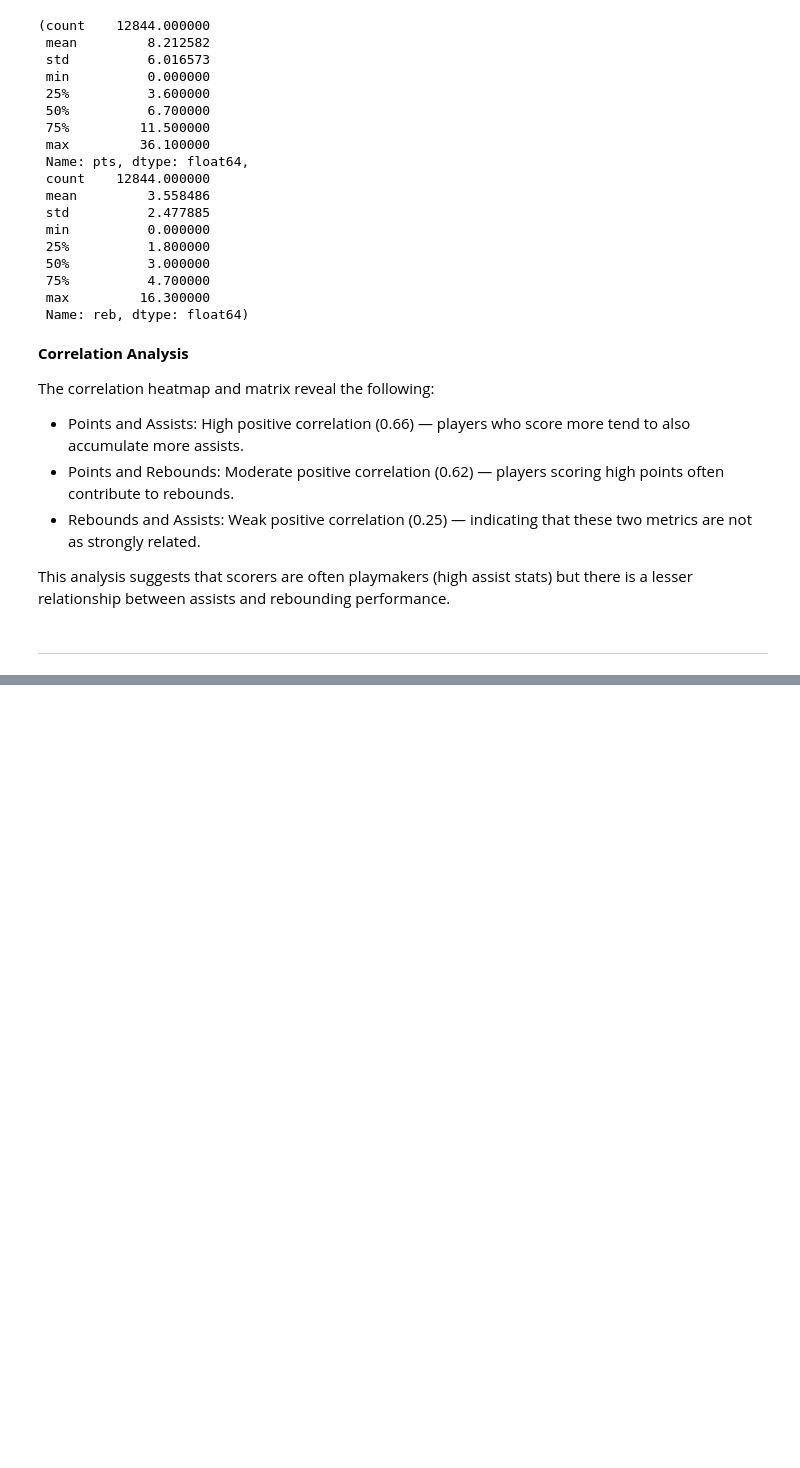
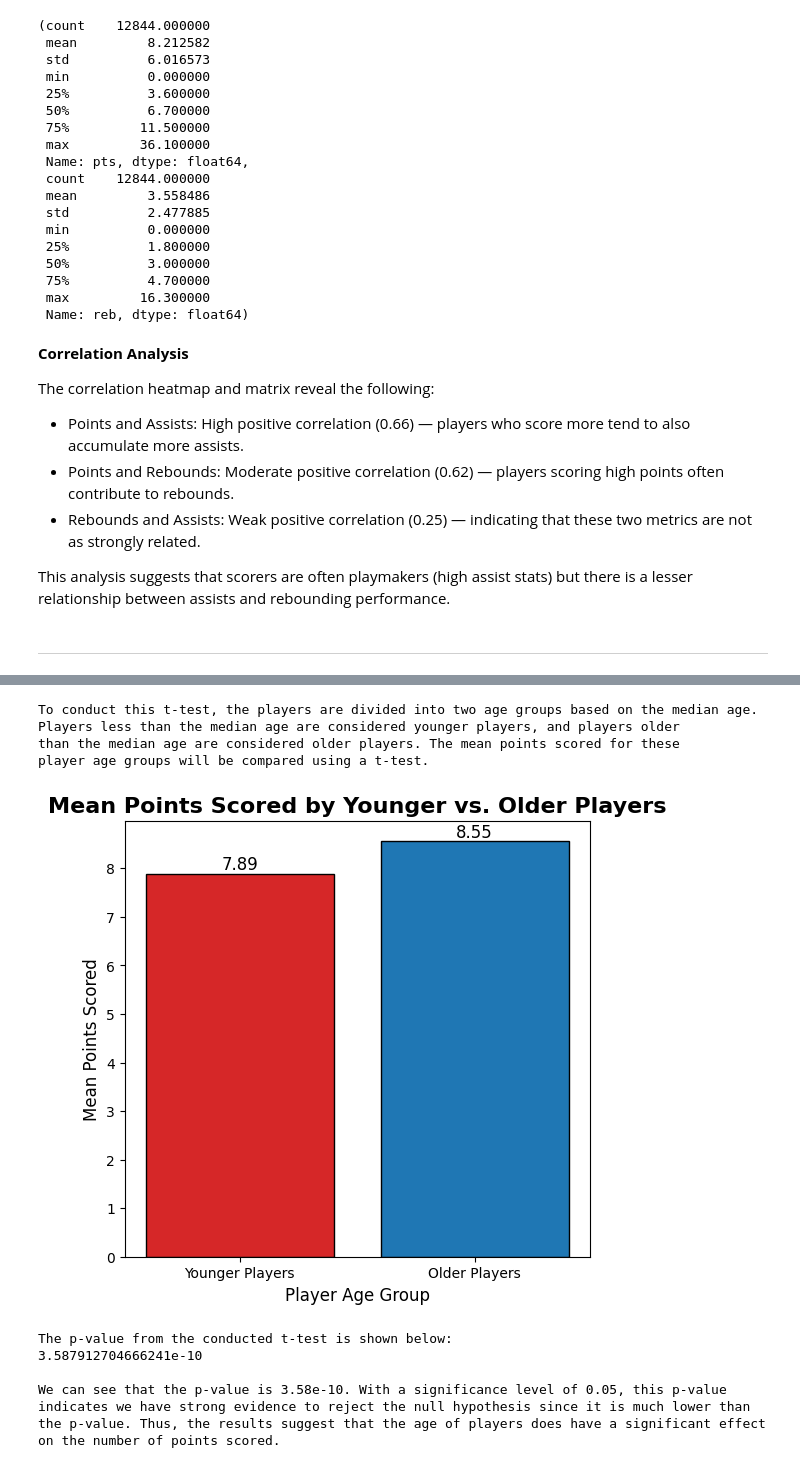
Before and after one commit to ezilin/CMSC320-Group-Proj, a Jupyter notebook: projectfn.ipynb, the cells around one changed output, grey strips where cells are left out. Drawn from its saved outputs; the diff is of its cells as text; code cells hidden in the pictures; blank space fills up the shorter version.

Commit message:
added t-test

```diff
--- a/projectfn.ipynb
+++ b/projectfn.ipynb
@@ -401,8 +403,8 @@ nba_players['draft_year'] = pd.to_numeric(nba_players['draft_year'], errors='coe
 nba_players['draft_number'] = pd.to_numeric(nba_players['draft_number'], errors='coerce')
 
 # Handling any missing values by filling or dropping (for simplicity, filling with 0s for draft-related columns)
-nba_players['draft_year'].fillna(0, inplace=True)
-nba_players['draft_number'].fillna(0, inplace=True)
+nba_players['draft_year'] = nba_players['draft_year'].fillna(0)
+nba_players['draft_number'] = nba_players['draft_number'].fillna(0)
 
 # Checking if there are missing values across all datasets
 missing_all_seasons = nba_players.isnull().sum()
@@ -669,0 +665,51 @@ player's average score across our simplified categorization of height.
+# %%
+median_age = nba_players['age'].median()
+
+young_pts = nba_players[nba_players['age'] <= median_age]['pts']
+old_pts = nba_players[nba_players['age'] > median_age]['pts']
+
+t_stat, p_value = ttest_ind(young_pts, old_pts)
+
+print("""
+To conduct this t-test, the players are divided into two age groups based on the median age.
+Players less than the median age are considered younger players, and players older
+than the median age are considered older players. The mean points scored for these
+player age groups will be compared using a t-test.""")
+
+young_mean = young_pts.mean()
+old_mean = old_pts.mean()
+
+colors = ['tab:red', 'tab:blue']
+fig, ax = plt.subplots(figsize=(6, 4))
+
+bars = plt.bar(['Younger Players', 'Older Players'], [young_mean, old_mean], color=colors, edgecolor='black')
+
+plt.title('Mean Points Scored by Younger vs. Older Players', fontsize=16, weight='bold')
+plt.ylabel('Mean Points Scored', fontsize=12)
+plt.xlabel('Player Age Group', fontsize=12)
+
+ax.bar_label(bars, fmt='{:,.2f}', fontsize=12)
+plt.subplots_adjust(top=1.2)
+plt.show()
+
+print("""The p-value from the conducted t-test is shown below: """)
+print(float(p_value))
+
+print("""
+We can see that the p-value is 3.58e-10. With a significance level of 0.05, this p-value
+indicates we have strong evidence to reject the null hypothesis since it is much lower than
+the p-value. Thus, the results suggest that the age of players does have a significant effect
+on the number of points scored.""")
+# %% [output]
+To conduct this t-test, the players are divided into two age groups based on the median age.
+Players less than the median age are considered younger players, and players older
+than the median age are considered older players. The mean points scored for these
+player age groups will be compared using a t-test.
+[figure, added]
+The p-value from the conducted t-test is shown below:
+3.587912704666241e-10
+
+We can see that the p-value is 3.58e-10. With a significance level of 0.05, this p-value
+indicates we have strong evidence to reject the null hypothesis since it is much lower than
+the p-value. Thus, the results suggest that the age of players does have a significant effect
+on the number of points scored.
```
Also changed, not shown: parts of 11 cells of this notebook.
